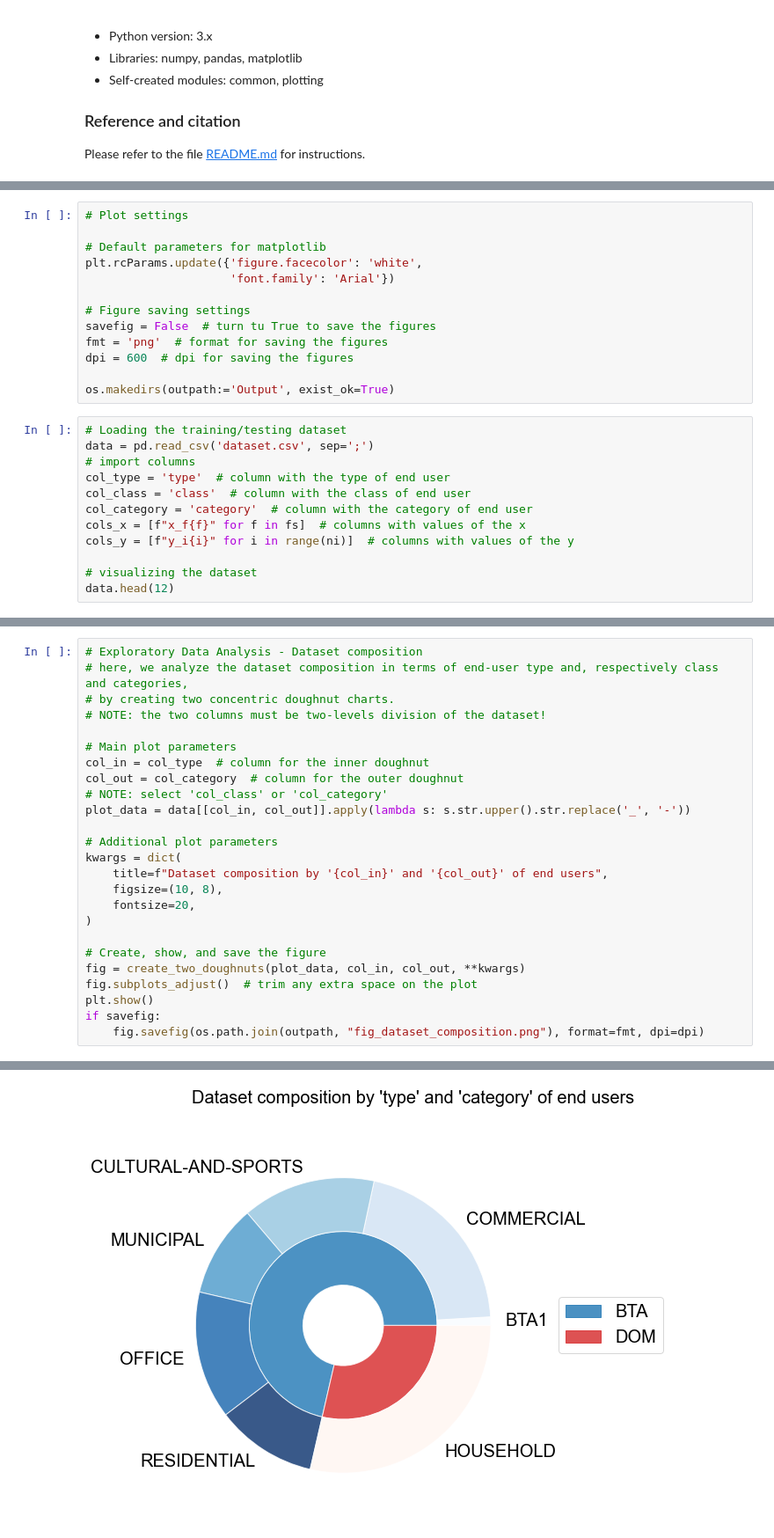
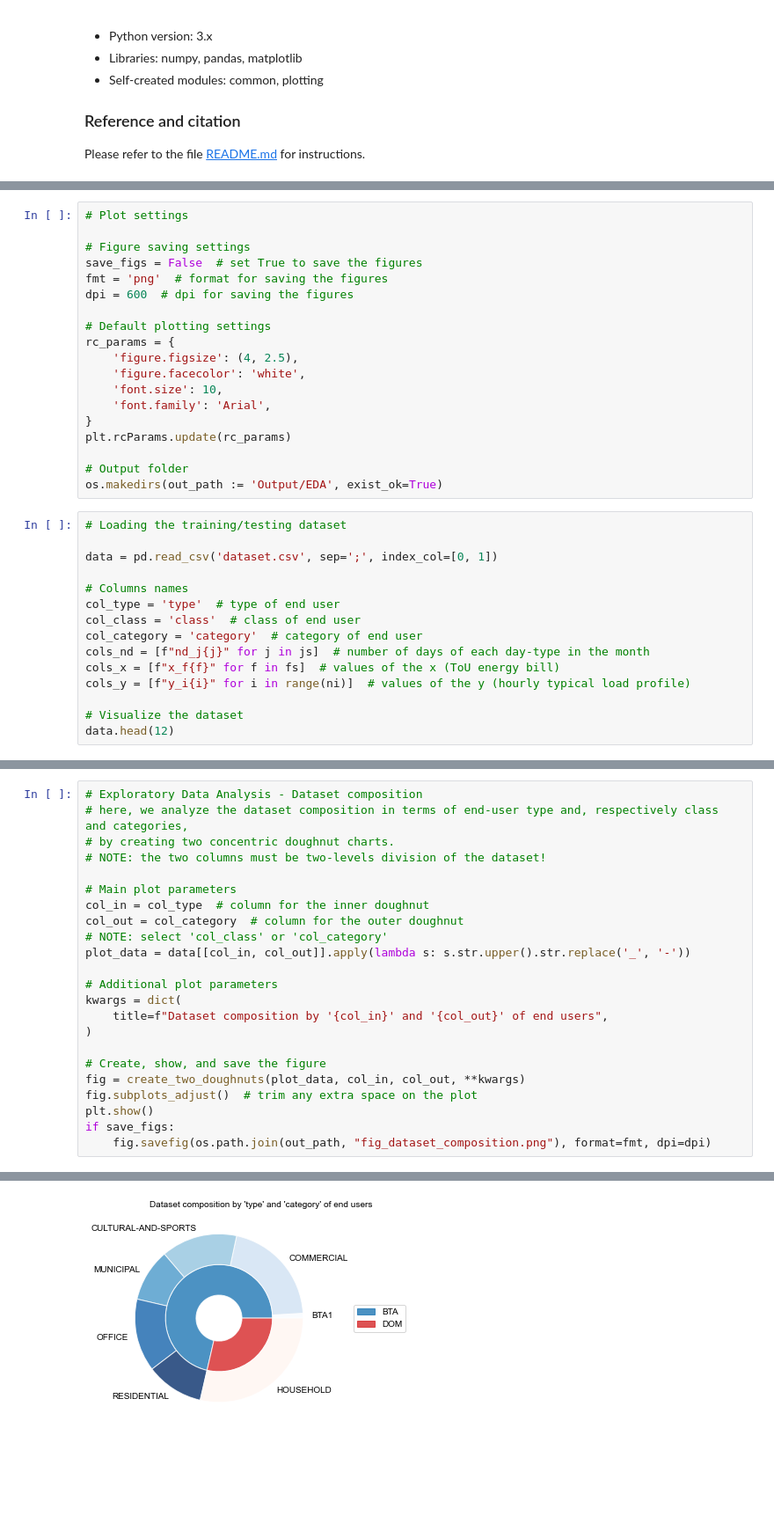
Before and after one commit to cadema-PoliTO/Bill2Watt, a Jupyter notebook: eda.ipynb, the cells around one changed output, grey strips where cells are left out. Shown: that part at 88% size. Cells and saved outputs as stored; diff of their text form; blank space fills up the shorter version.

Commit message:
Updated bill2watt package, completed example.ipynb, missing: updating doc and README.md

```diff
--- a/eda.ipynb
+++ b/eda.ipynb
@@ -51,26 +51,35 @@ from plotting import *
 # %%
 # Plot settings
 
-# Default parameters for matplotlib
-plt.rcParams.update({'figure.facecolor': 'white',
-                     'font.family': 'Arial'})
-
 # Figure saving settings
-savefig = False  # turn tu True to save the figures
+save_figs = False  # set True to save the figures
 fmt = 'png'  # format for saving the figures
 dpi = 600  # dpi for saving the figures
 
-os.makedirs(outpath:='Output', exist_ok=True)
+# Default plotting settings
+rc_params = {
+    'figure.figsize': (4, 2.5),
+    'figure.facecolor': 'white',
+    'font.size': 10,
+    'font.family': 'Arial',
+}
+plt.rcParams.update(rc_params)
+
+# Output folder
+os.makedirs(out_path := 'Output/EDA', exist_ok=True)
 # %%
 # Loading the training/testing dataset
-data = pd.read_csv('dataset.csv', sep=';')
-# import columns
-col_type = 'type'  # column with the type of end user
-col_class = 'class'  # column with the class of end user
-col_category = 'category'  # column with the category of end user
-cols_x = [f"x_f{f}" for f in fs]  # columns with values of the x
-cols_y = [f"y_i{i}" for i in range(ni)]  # columns with values of the y
 
-# visualizing the dataset
+data = pd.read_csv('dataset.csv', sep=';', index_col=[0, 1])
+
+# Columns names
+col_type = 'type'  # type of end user
+col_class = 'class'  # class of end user
+col_category = 'category'  # category of end user
+cols_nd = [f"nd_j{j}" for j in js]  # number of days of each day-type in the month
+cols_x = [f"x_f{f}" for f in fs]  # values of the x (ToU energy bill)
+cols_y = [f"y_i{i}" for i in range(ni)]  # values of the y (hourly typical load profile)
+
+# Visualize the dataset
 data.head(12)
 # %% [output]
@@ -103,14 +113,12 @@ plot_data = data[[col_in, col_out]].apply(lambda s: s.str.upper().str.replace('_
 # Additional plot parameters
 kwargs = dict(
     title=f"Dataset composition by '{col_in}' and '{col_out}' of end users",
-    figsize=(10, 8),
-    fontsize=20,
 )
 
 # Create, show, and save the figure
 fig = create_two_doughnuts(plot_data, col_in, col_out, **kwargs)
 fig.subplots_adjust()  # trim any extra space on the plot
 plt.show()
-if savefig:
-    fig.savefig(os.path.join(outpath, "fig_dataset_composition.png"), format=fmt, dpi=dpi)
+if save_figs:
+    fig.savefig(os.path.join(out_path, "fig_dataset_composition.png"), format=fmt, dpi=dpi)
 # %% [output]
@@ -117,4 +126,4 @@ if savefig:
-[figure, old version]
+[figure, new version]
 # %%
 # Exploratory Data Analysis - Dataset composition
 
```
Also changed, not shown: parts of 7 cells of this notebook, 24 other files.
